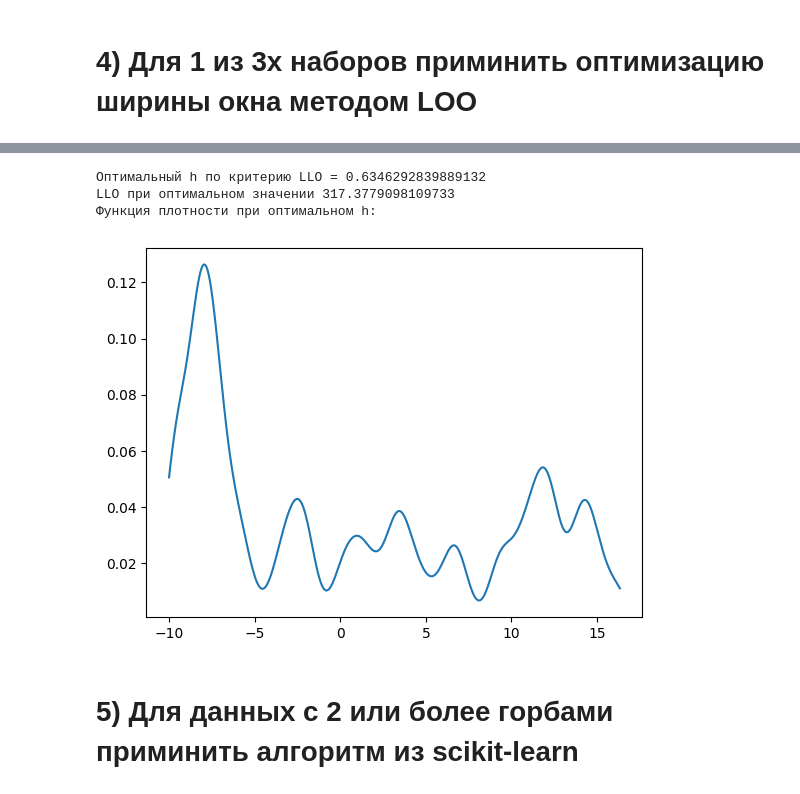
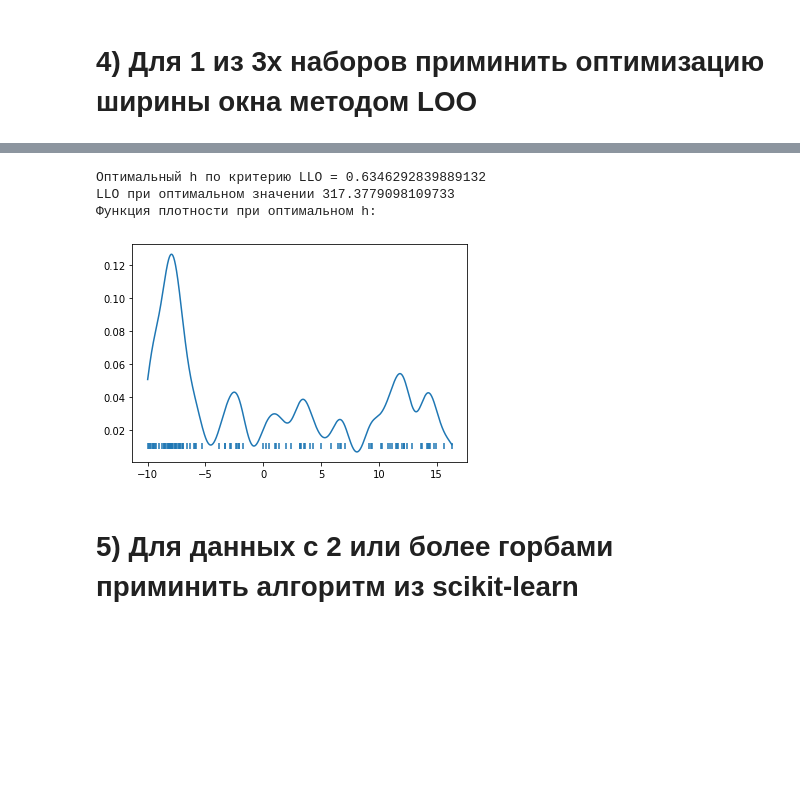
Before and after one commit to 20Nikita/Magistracy.-Homework, a Jupyter notebook: Фундаментальные_концепции_искусственного_интеллекта/L5.ipynb, the cells around one changed output, grey strips where cells are left out. Saved outputs shown, nothing was run; the diff lists cells and outputs as text; code cells hidden in the pictures; blank space fills up the shorter version.

```diff
--- a/Фундаментальные_концепции_искусственного_интеллекта/L5.ipynb
+++ b/Фундаментальные_концепции_искусственного_интеллекта/L5.ipynb
@@ -141,15 +147,17 @@ LLO при стартовом значении 349.478190562931
 # %%
 optimym_h = my_sgd_adaptiv(5,data, lr = 0.1, N_it = 100, gamma = 0.5, delt = 0.00001)
 print("Оптимальный h по критерию LLO =",optimym_h)
 print("LLO при оптимальном значении",LLO(data,optimym_h))
 print("Функция плотности при оптимальном h:")
 plt.plot(x, p(x,data,h=optimym_h))
+vector = np.zeros((100)) + 0.01
+plt.scatter(data, vector, marker="|")
 plt.show()
 # %% [output]
 Оптимальный h по критерию LLO = 0.6346292839889132
 LLO при оптимальном значении 317.3779098109733
 Функция плотности при оптимальном h:
-[figure, old version]
+[figure, new version]
 # %% [markdown]
 # 5) Для данных с 2 или более горбами приминить алгоритм из scikit-learn
 # %%
```
Also changed, not shown: parts of 3 cells of this notebook, 4 other files.
